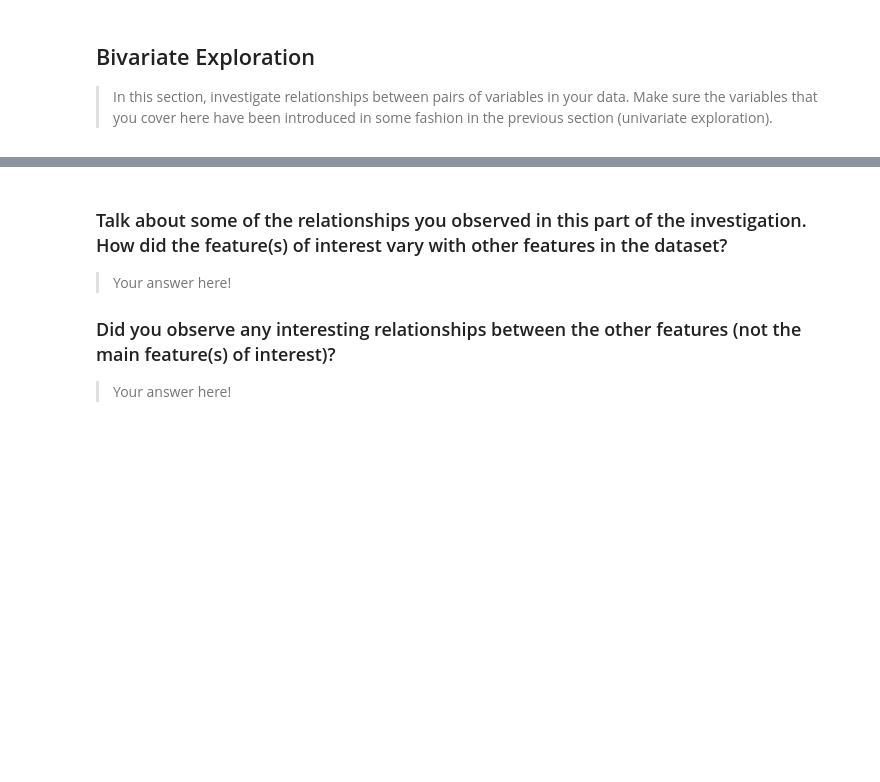
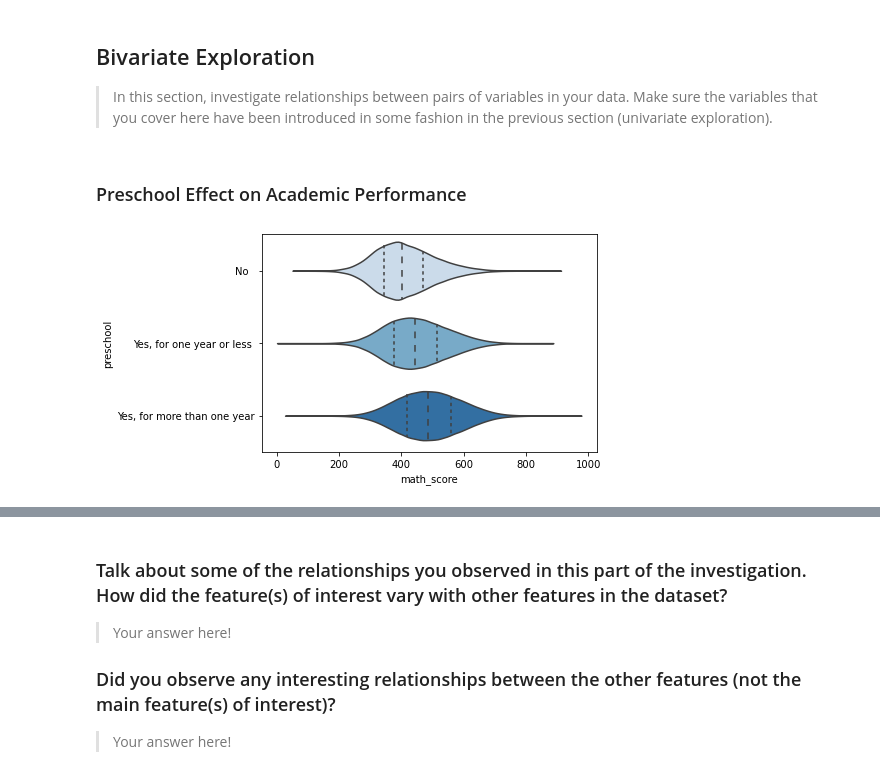
Before and after one commit to sjhaluck/International-Education-Data-Visualization, a Jupyter notebook: exploration_template.ipynb, the cells around one changed output, grey strips where cells are left out. Cells and saved outputs as stored; diff of their text form; code cells hidden in the pictures; blank space fills up the shorter version.

```diff
--- a/exploration_template.ipynb
+++ b/exploration_template.ipynb
@@ -461,3 +475,9 @@ Most distributions are fairly symmetric, which we expect for a Normalized scores
 > In this section, investigate relationships between pairs of variables in your
 data. Make sure the variables that you cover here have been introduced in some
 fashion in the previous section (univariate exploration).
+# %% [markdown]
+### Preschool Effect on Academic Performance
+# %%
+sb.violinplot(data = pisa_data, y = 'preschool', x = 'math_score', inner='quartile', palette = 'Blues');
+# %% [output]
+[figure, added]
```
Also changed, not shown: parts of 52 cells of this notebook.
